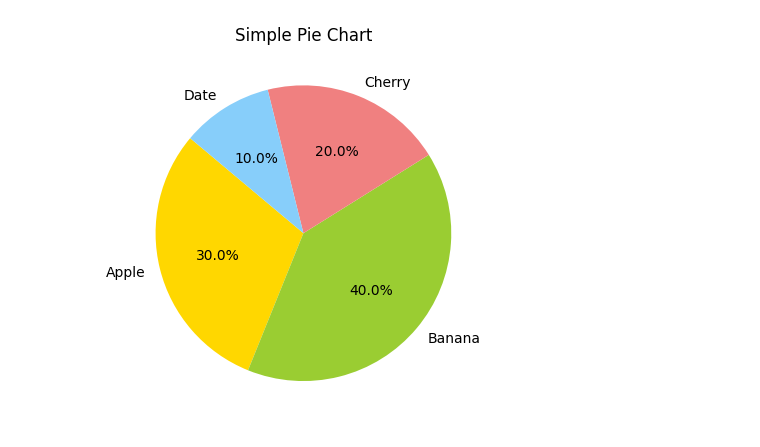
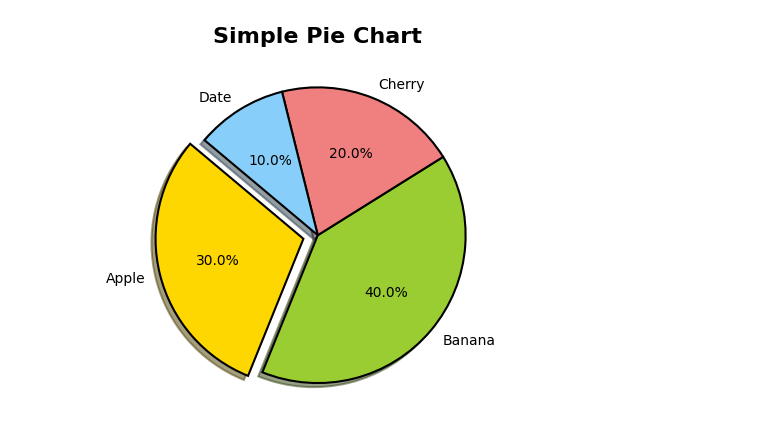
Before and after one commit to Sarus1997/data-analysis, a Jupyter notebook: matplotl.ipynb, the cells around one changed output. Saved outputs shown, nothing was run; the diff lists cells and outputs as text; code cells hidden in the pictures.

```diff
--- a/matplotl.ipynb
+++ b/matplotl.ipynb
@@ -42,16 +90,22 @@ plt.show()
 # %%
-import matplotlib.pyplot as plt
+import matplotlib.pyplot as plt # type: ignore
 
 # ข้อมูล
 labels = ['Apple', 'Banana', 'Cherry', 'Date']
 sizes = [30, 40, 20, 10]
 colors = ['gold', 'yellowgreen', 'lightcoral', 'lightskyblue']
 
+# เพิ่มการเน้นให้กับชิ้นส่วนของกราฟ (explode)
+explode = (0.1, 0, 0, 0)  # เน้น Apple โดยการขยายออกมาเล็กน้อย
+
 # สร้างกราฟวงกลม
-plt.pie(sizes, labels=labels, colors=colors, autopct='%1.1f%%', startangle=140)
+plt.pie(sizes, labels=labels, colors=colors, autopct='%1.1f%%', startangle=140, explode=explode, shadow=True,
+        wedgeprops={'edgecolor': 'black', 'linewidth': 1.5})
+
+# ตั้งชื่อกราฟ
+plt.title('Simple Pie Chart', fontsize=16, fontweight='bold')
 
 # แสดงผล
-plt.title('Simple Pie Chart')
 plt.show()
 # %% [output]
-[figure, old version]
+[figure, new version]
```
Also changed, not shown: parts of 6 cells of this notebook.
